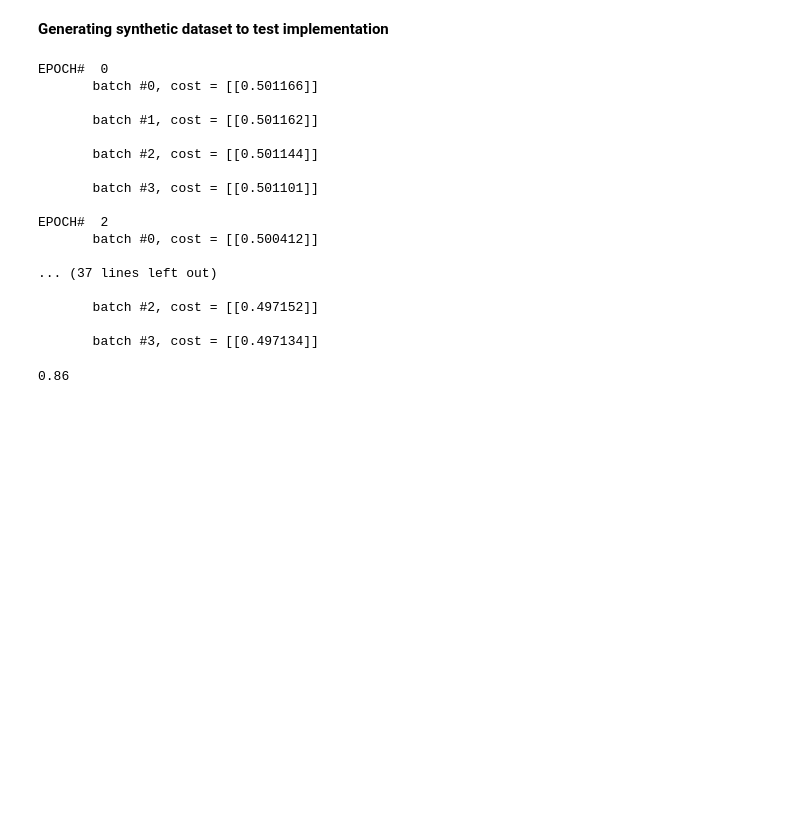
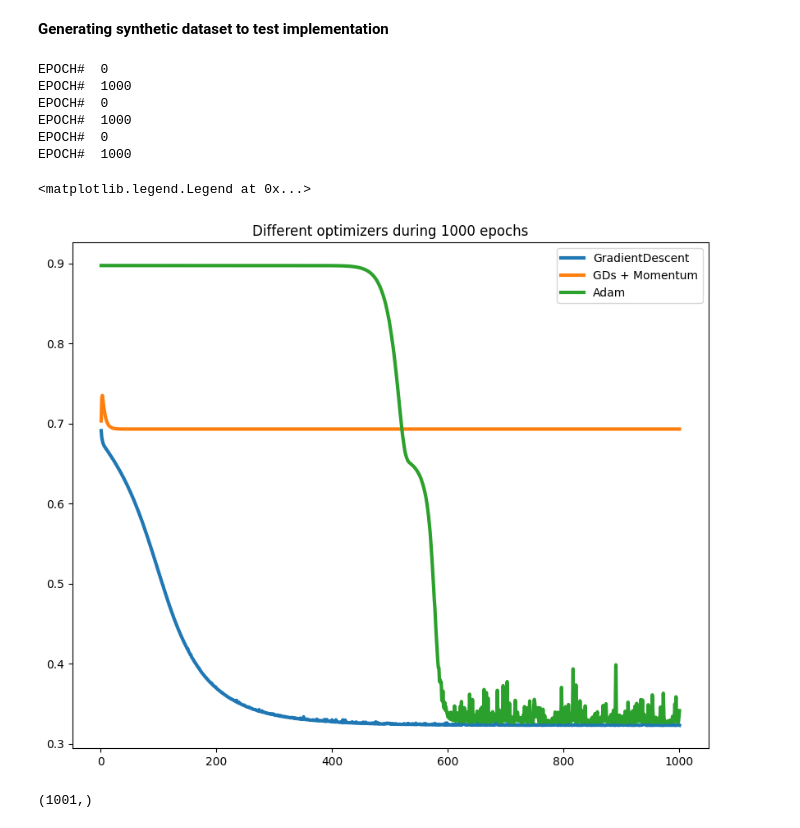
Before and after one commit to stanislavlia/DeepLearning.AI-specialization, a Jupyter notebook: DeepNN_2_0.ipynb, the cells around one changed output. Cells and saved outputs as stored; diff of their text form; code cells hidden in the pictures; blank space fills up the shorter version.

Commit message:
There is definetely something wrong with momentum and adam. I need to debug it

```diff
--- a/DeepNN_2_0.ipynb
+++ b/DeepNN_2_0.ipynb
@@ -320,12 +320,13 @@ class DeepNN():
 
 
 
-    def fit(self, epochs=100, cost_func="mse", optimizer="gd", to_output=15 ,batch_out=False ): #TOFIX
+    def fit(self, epochs=100, cost_func="cross_entropy", optimizer="gd", to_output=1 ,batch_out=False ): #TOFIX
 
         #fitting process
 
         #initialize random params
 
+        self.t = 0 #reset counter for Adam
         history = []
         self.initialize_params()
 
@@ -349,7 +350,6 @@ class DeepNN():
 
               #computing cost function
               cost = np.round(self.compute_cost(all_predictions, cost_func), 6)
-              history.append(cost)
               if to_print and batch_out:
                 print("       batch #{}, cost = {}".format(min_batch_num, cost))
                 print()
@@ -359,6 +359,8 @@ class DeepNN():
 
               #update params using Gradient Descent
               self.update_params(grads, optimizer)
+            history.append(float(cost))
+
         self.history = history
 # %% [markdown]
 **Generating synthetic dataset to test implementation**
@@ -405,23 +407,24 @@ dims = [X.shape[0], 5, 1]
 activations = ["relu", "sigmoid"]
 
 
-deepnn = DeepNN(X, y, dims, activations, batch_size=100, alpha=0.01)
-deepnn.fit(epochs=10,to_output=5, optimizer="momentum",batch_out=True)
+deepnn = DeepNN(X, y, dims, activations, batch_size=32, alpha=0.03)
+deepnn.fit(epochs=1000, optimizer="gd")
+
+gd_history = deepnn.history
+
+deepnn2 = DeepNN(X, y, dims, activations, batch_size=32, alpha=0.03)
+deepnn2.fit(epochs=1000, optimizer="momentum")
+
+momentum_history = deepnn2.history
+
+deepnn3 = DeepNN(X, y, dims, activations, batch_size=32, alpha=0.03)
+
+deepnn3.fit(epochs=1000, optimizer="adam")
+adam_history = deepnn3.history
 # %% [output]
 EPOCH#  0
-       batch #0, cost = [[0.501166]]
-
-       batch #1, cost = [[0.501162]]
-
-       batch #2, cost = [[0.501144]]
-
-       batch #3, cost = [[0.501101]]
-
-EPOCH#  2
-       batch #0, cost = [[0.500412]]
-
-... (37 lines left out)
-
-       batch #2, cost = [[0.497152]]
-
-       batch #3, cost = [[0.497134]]
+EPOCH#  1000
+EPOCH#  0
+EPOCH#  1000
+EPOCH#  0
+EPOCH#  1000
@@ -432,4 +431,20 @@ train_preds = np.round(deepnn.forward_propogation(X))
-# %%
-accuracy_score(train_preds.T, y.T)
-# %% [output]
-0.86
+# %%
+
+n_epochs = np.arange(1, len(gd_history) + 1, 1)
+
+#Let's plot training with each optimizer
+
+
+plt.figure(figsize=(10,8))
+plt.title("Different optimizers during 1000 epochs")
+plt.plot(n_epochs, gd_history, lw=3, label="GradientDescent")
+plt.plot(n_epochs, momentum_history, lw=3, label="GDs + Momentum")
+plt.plot(n_epochs, adam_history, lw=3, label="Adam")
+plt.legend()
+# %% [output]
+<matplotlib.legend.Legend at 0x...>
+[figure, added]
+# %%
+n_epochs.shape
+# %% [output]
+(1001,)
```
Also changed, not shown: parts of 1 cell of this notebook.
